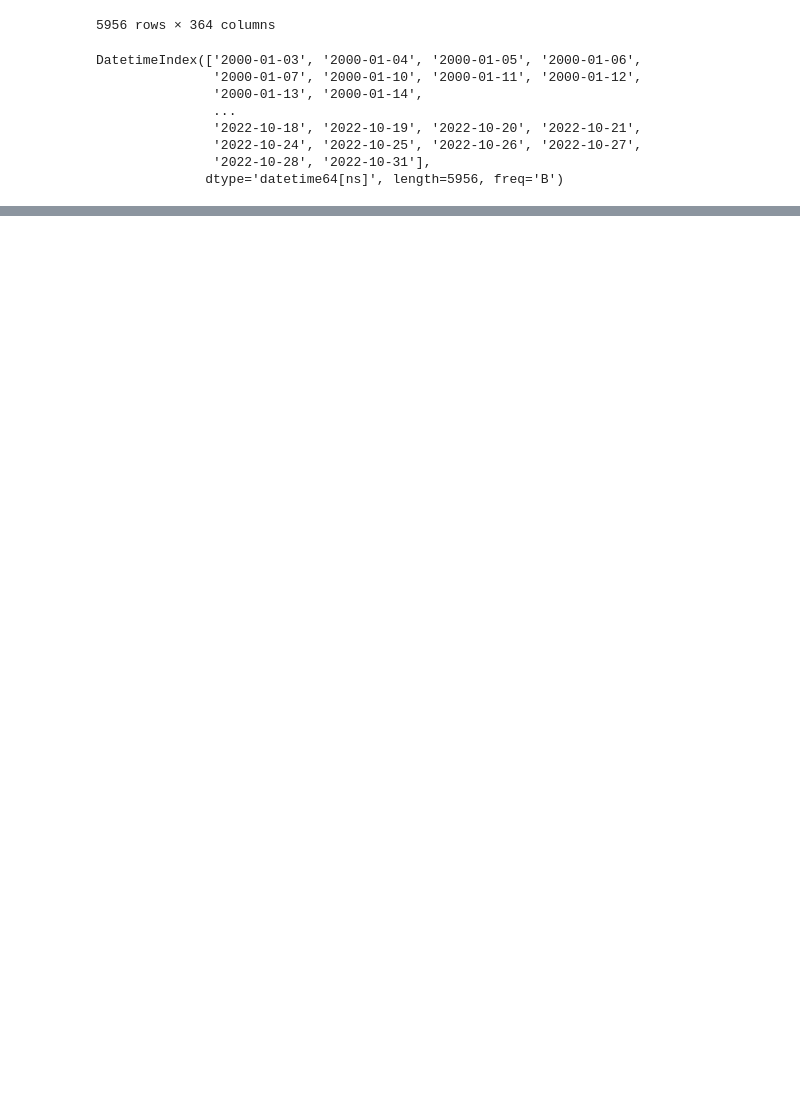
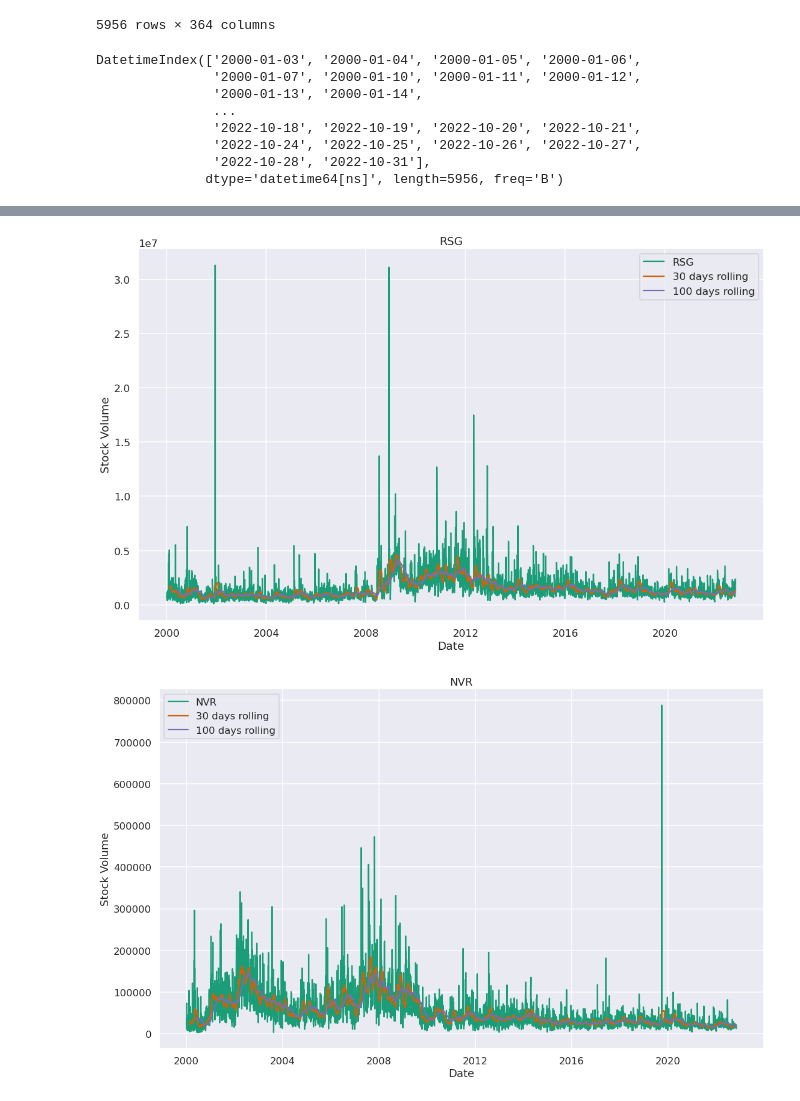
Before and after one commit to Jesus-Almansa/Final_Project_DA, a Jupyter notebook: project.ipynb, the cells around one changed output, grey strips where cells are left out. Cells and saved outputs as stored; diff of their text form; code cells hidden in the pictures; blank space fills up the shorter version.

```diff
--- a/project.ipynb
+++ b/project.ipynb
@@ -359,0 +351,5 @@ volume_print(['AAPL'])
+# %%
+volume_print(best.columns)
+# %% [output]
+[figure, added]
+[figure, added]
```
Also changed, not shown: parts of 14 cells of this notebook.
